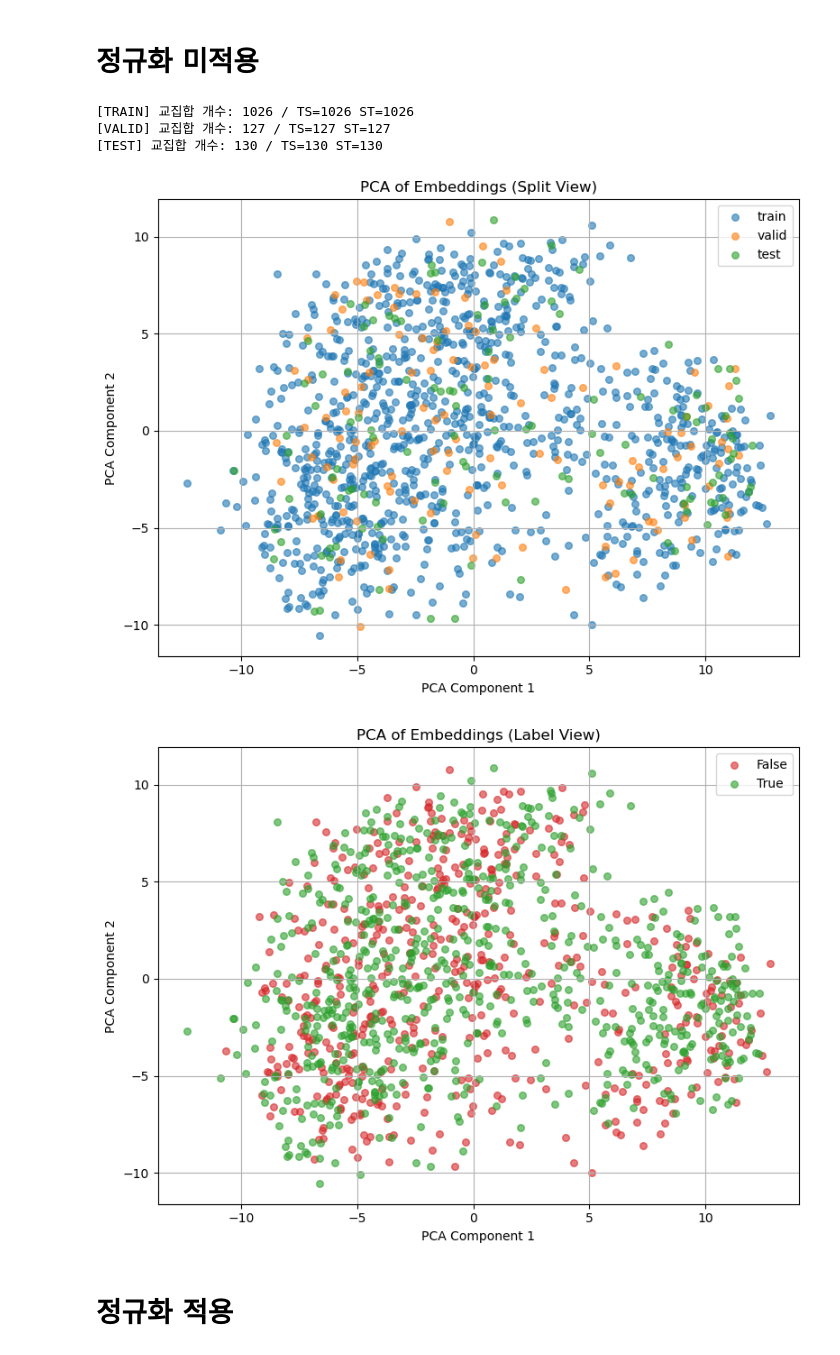
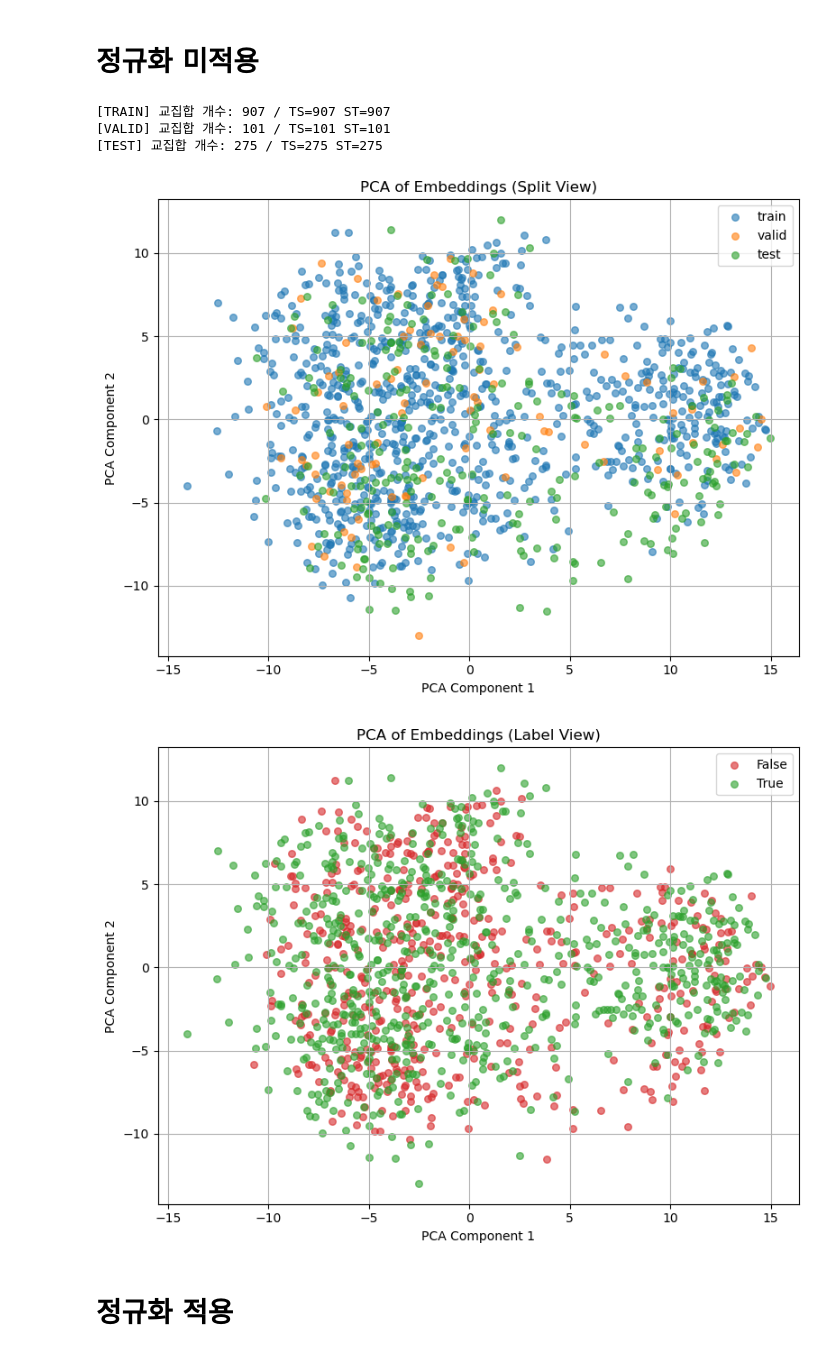
Before and after one commit to drmoon-1st/Jabez, a Jupyter notebook: golf/fusion/PCA_analysis/PCA_analysis.ipynb, the cells around one changed output. Drawn from its saved outputs; the diff is of its cells as text; code cells hidden in the pictures.

```diff
--- a/golf/fusion/PCA_analysis/PCA_analysis.ipynb
+++ b/golf/fusion/PCA_analysis/PCA_analysis.ipynb
@@ -9,7 +9,7 @@ from pathlib import Path
 
 # ───────────── 설정 ─────────────
 DATA_ROOT = Path(r"D:\Jabez\golf\fusion\embedding_data")
-AGG_METHOD = "max"  # "mean", "max", "flatten" 중 선택
+AGG_METHOD = "flatten"  # "mean", "max", "flatten" 중 선택
 
 # ───────────── 함수 정의 ─────────────
 def load_split(split, model):
@@ -84,38 +84,38 @@ if len(X_all) == 0:
 # ───────────── PCA 변환 ─────────────
 pca = PCA(n_components=2)
 X_2d = pca.fit_transform(X_all)
 
 # ───────────── 시각화 1: split 기준 ─────────────
 plt.figure(figsize=(8, 6))
 for label, color in zip(['train', 'valid', 'test'], ['tab:blue', 'tab:orange', 'tab:green']):
     idx = [i for i, s in enumerate(y_all_split) if s == label]
     plt.scatter(X_2d[idx, 0], X_2d[idx, 1], label=label, alpha=0.6, s=30, color=color)
 plt.legend()
 plt.title("PCA of Embeddings (Split View)")
 plt.xlabel("PCA Component 1")
 plt.ylabel("PCA Component 2")
 plt.grid(True)
 plt.tight_layout()
 plt.show()
 
 # ───────────── 시각화 2: 라벨 기준 ─────────────
 plt.figure(figsize=(8, 6))
 for label, color, name in zip([0, 1], ['tab:red', 'tab:green'], ['False', 'True']):
     idx = y_all_label == label
     plt.scatter(X_2d[idx, 0], X_2d[idx, 1], label=name, alpha=0.6, s=30, color=color)
 plt.legend()
 plt.title("PCA of Embeddings (Label View)")
 plt.xlabel("PCA Component 1")
 plt.ylabel("PCA Component 2")
 plt.grid(True)
 plt.tight_layout()
 plt.show()
 # %% [output]
-[TRAIN] 교집합 개수: 1026 / TS=1026 ST=1026
-[VALID] 교집합 개수: 127 / TS=127 ST=127
-[TEST] 교집합 개수: 130 / TS=130 ST=130
+[TRAIN] 교집합 개수: 907 / TS=907 ST=907
+[VALID] 교집합 개수: 101 / TS=101 ST=101
+[TEST] 교집합 개수: 275 / TS=275 ST=275
-[figure, old version]
+[figure, new version]
-[figure, old version]
+[figure, new version]
 # %% [markdown]
 # 정규화 적용
 # %%
```
Also changed, not shown: parts of 3 cells of this notebook, 59 other files.
